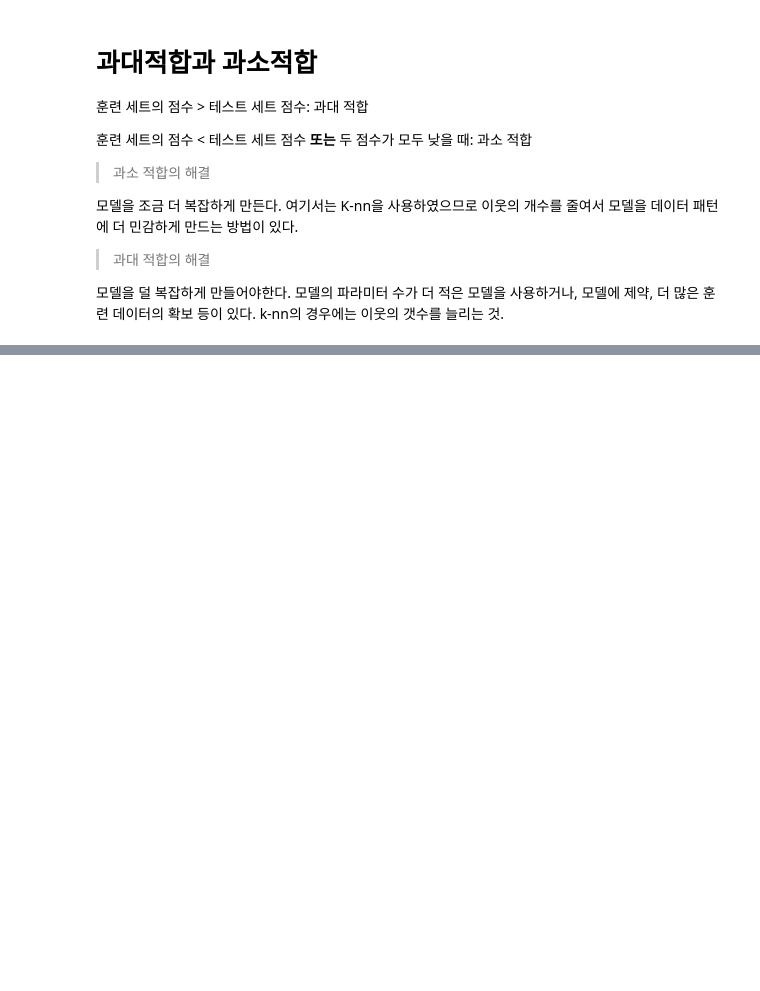
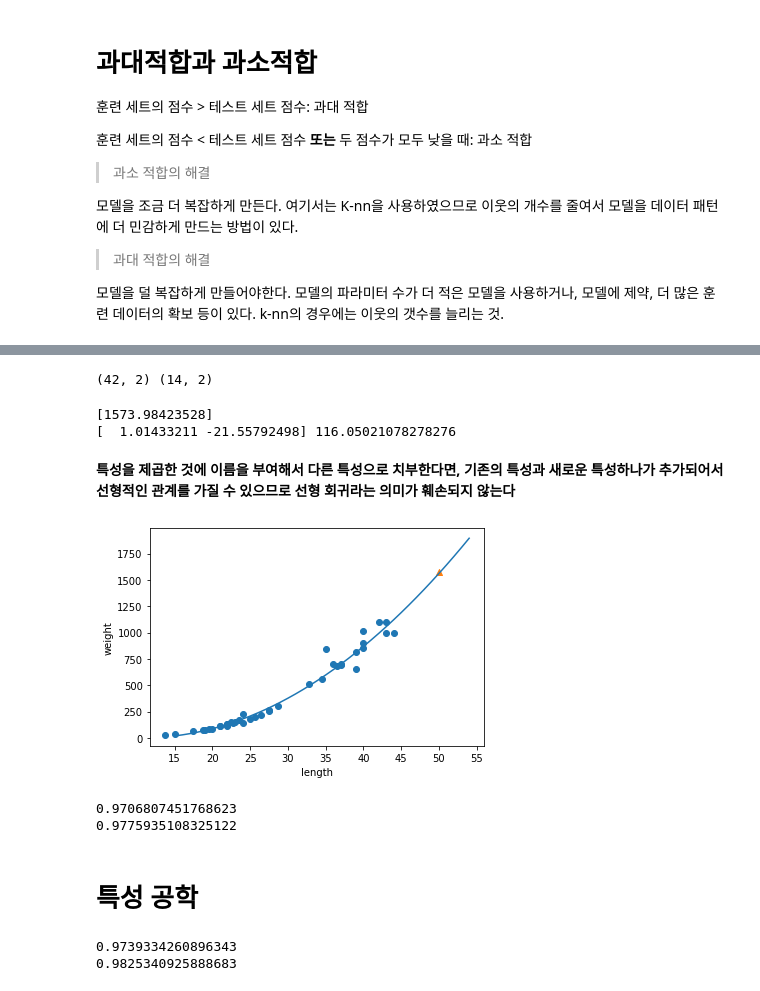
Before and after one commit to Kang-Inprogress/-ML, a Jupyter notebook: 혼공ML_3챕터.ipynb, the cells around one changed output, grey strips where cells are left out. Saved outputs shown, nothing was run; the diff lists cells and outputs as text; code cells hidden in the pictures; blank space fills up the shorter version.

```diff
--- a/혼공ML_3챕터.ipynb
+++ b/혼공ML_3챕터.ipynb
@@ -79,0 +92,10 @@ print(mae)
+# %%
+from sklearn.linear_model import LinearRegression
+
+lr = LinearRegression()
+
+lr.fit(train_input, train_target)
+
+print(lr.predict([[50]]))
+
+# print(lr.coef_, lr.intercept_) 모델이 학습하여 구한 파라미터를 출력
@@ -79,0 +110,43 @@ print(mae)
+# %%
+train_poly = np.column_stack((train_input ** 2, train_input))
+test_poly = np.column_stack((test_input ** 2, test_input))
+
+print(train_poly.shape, test_poly.shape)
+# %% [output]
+(42, 2) (14, 2)
+# %%
+# 다항으로 변경된 테스트 셋으로 다시 훈련
+lr = LinearRegression()
+
+lr.fit(train_poly, train_target)
+
+print(lr.predict([[50**2, 50]]))
+
+# print(lr.coef_, lr.intercept_)
+# %% [output]
+[1573.98423528]
+[  1.01433211 -21.55792498] 116.05021078278276
+# %% [markdown]
+**특성을 제곱한 것에 이름을 부여해서 다른 특성으로 치부한다면, 기존의 특성과 새로운 특성하나가 추가되어서 선형적인 관계를 가질 수 있으므로 선형 회귀라는 의미가 훼손되지 않는다**
+# %%
+# 구간별 직선을 그리기 위해 15에서 49까지 정수 배열을 만듦
+point = np.arange(15, 55)
+
+plt.scatter(train_input, train_target)
+
+plt.plot(point, 1.01 * point**2 - 21.6 * point + 116.05) # 다항회귀로 학습한 그래프: 무게 = 1.01 x 길이x길이 - 21.6 x 길이 + 116.05
+
+plt.scatter(50, 1574, marker='^')
+plt.xlabel('length')
+plt.ylabel('weight')
+plt.show()
+# %% [output]
+[figure, added]
+# %%
+print(lr.score(train_poly, train_target))
+print(lr.score(test_poly, test_target))
+# %% [output]
+0.9706807451768623
+0.9775935108325122
+# %% [markdown]
+# 특성 공학
@@ -79,0 +168,9 @@ print(mae)
+# %%
+from sklearn.linear_model import LinearRegression
+lr = LinearRegression()
+lr.fit(train_poly, train_target)
+print(lr.score(train_poly, train_target))
+print(lr.score(test_poly, test_target))
+# %% [output]
+0.9739334260896343
+0.9825340925888683
```
Also changed, not shown: parts of 18 cells of this notebook.
